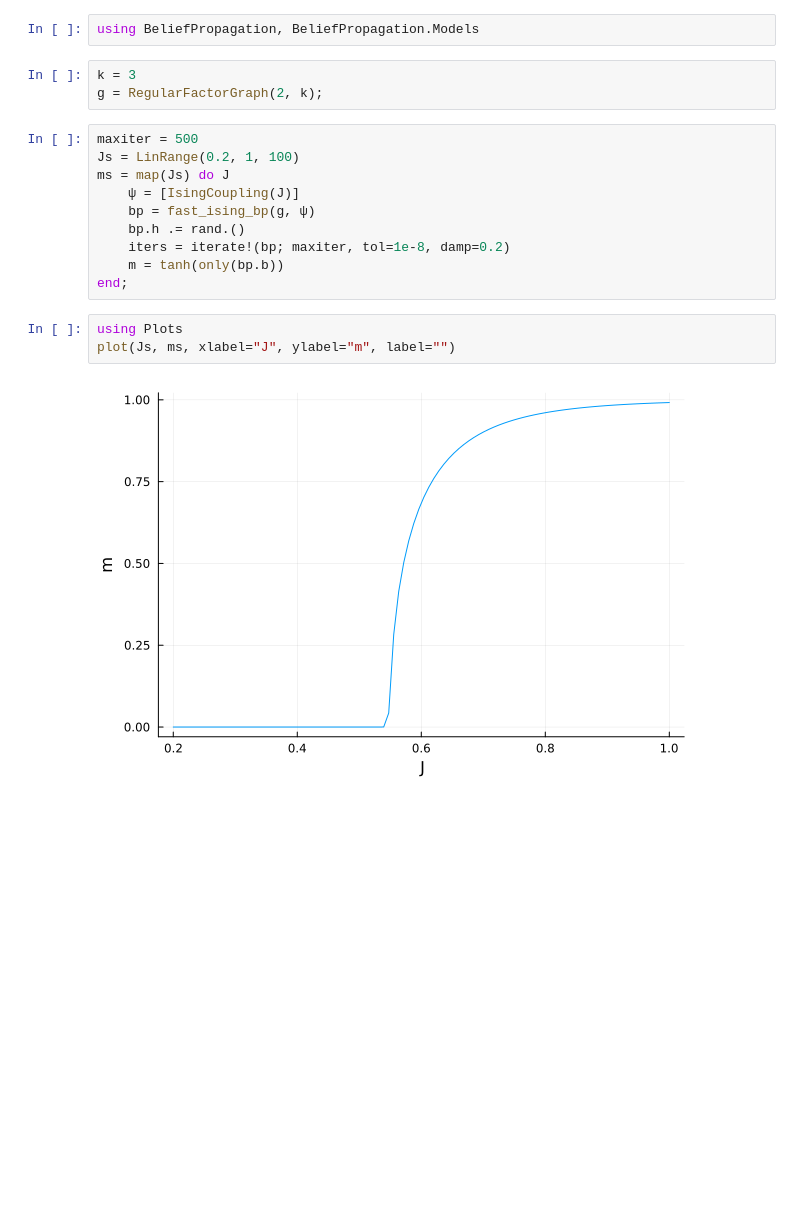
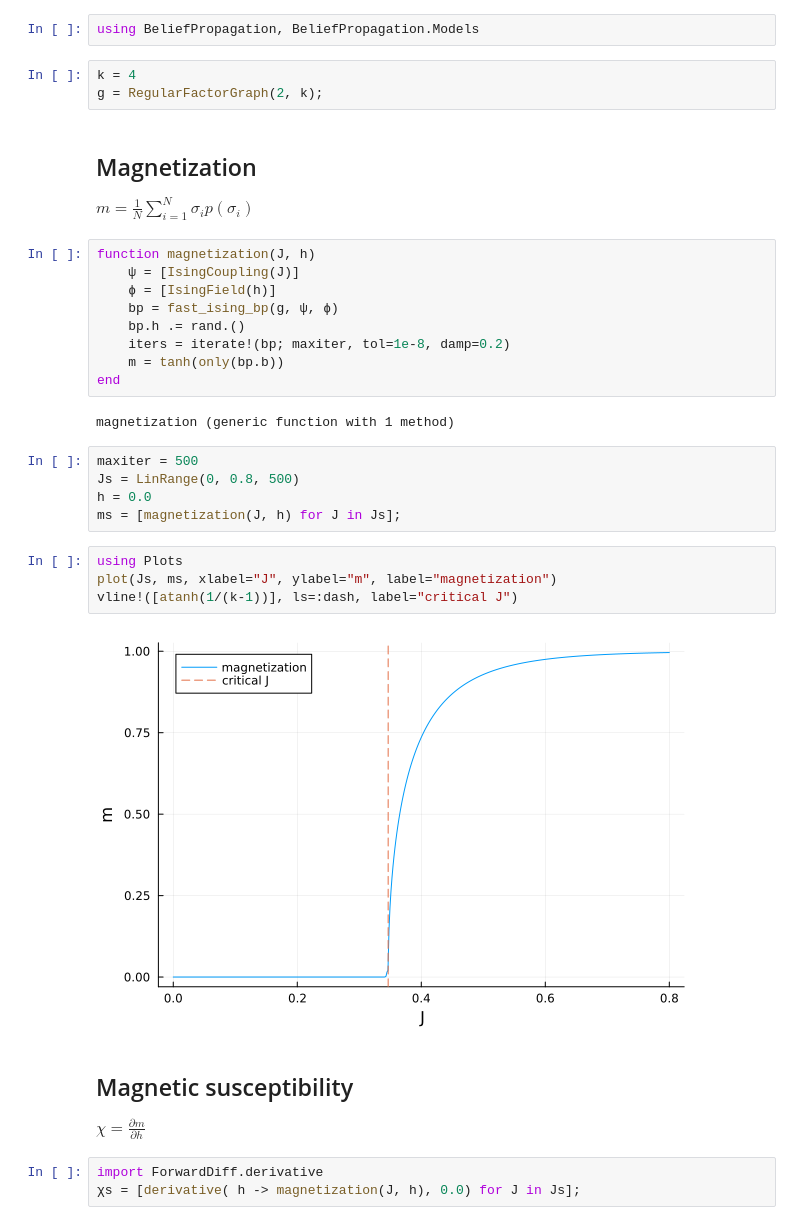
Before and after one commit to stecrotti/BeliefPropagation.jl, a Jupyter notebook: examples/ising.ipynb, the cells around one changed output. Saved outputs shown, nothing was run; the diff lists cells and outputs as text; blank space fills up the shorter version.

Commit message:
ising nb with magnetiz and susceptibility

```diff
--- a/examples/ising.ipynb
+++ b/examples/ising.ipynb
@@ -4,20 +7,36 @@ Use the `RegularFactorGraph` type to run Belief Propagation on an infinite rando
 # %%
 using BeliefPropagation, BeliefPropagation.Models
 # %%
-k = 3
+k = 4
 g = RegularFactorGraph(2, k);
+# %% [markdown]
+## Magnetization
+$m = \frac1N \sum\limits_{i=1}^N\sigma_i p(\sigma_i)$
 # %%
-maxiter = 500
-Js = LinRange(0.2, 1, 100)
-ms = map(Js) do J
+function magnetization(J, h)
     ψ = [IsingCoupling(J)]
-    bp = fast_ising_bp(g, ψ)
+    ϕ = [IsingField(h)]
+    bp = fast_ising_bp(g, ψ, ϕ)
     bp.h .= rand.()
     iters = iterate!(bp; maxiter, tol=1e-8, damp=0.2)
     m = tanh(only(bp.b))
-end;
+end
+# %% [output]
+magnetization (generic function with 1 method)
+# %%
+maxiter = 500
+Js = LinRange(0, 0.8, 500)
+h = 0.0
+ms = [magnetization(J, h) for J in Js];
 # %%
 using Plots
-plot(Js, ms, xlabel="J", ylabel="m", label="")
+plot(Js, ms, xlabel="J", ylabel="m", label="magnetization")
+vline!([atanh(1/(k-1))], ls=:dash, label="critical J")
 # %% [output]
-[figure, old version]
+[figure, new version]
+# %% [markdown]
+## Magnetic susceptibility
+$\chi = \frac{\partial m}{\partial h}$
+# %%
+import ForwardDiff.derivative
+χs = [derivative( h -> magnetization(J, h), 0.0) for J in Js];
```
Also changed, not shown: parts of 2 cells of this notebook.
